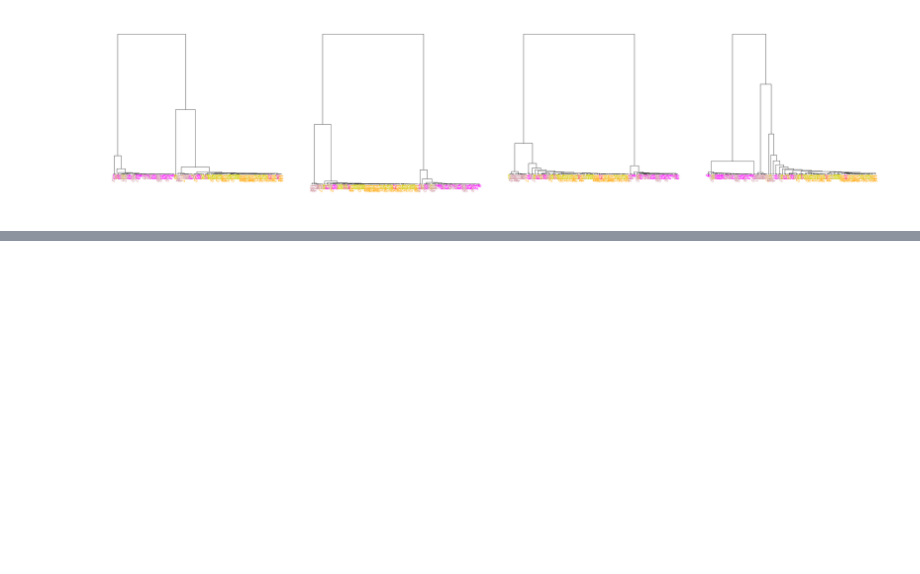
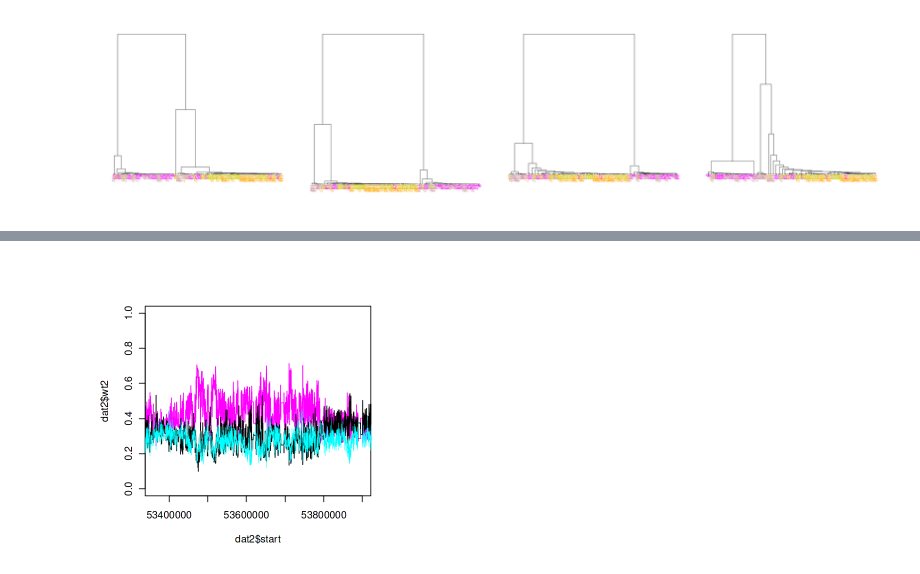
Before and after one commit to arka-pal/snapdragon-replicateHZ, a Jupyter notebook: relate/analysis/trees_relate.R.ipynb, the cells around one changed output, grey strips where cells are left out. Drawn from its saved outputs; the diff is of its cells as text; code cells hidden in the pictures; blank space fills up the shorter version.

```diff
--- a/relate/analysis/trees_relate.R.ipynb
+++ b/relate/analysis/trees_relate.R.ipynb
@@ -1044,0 +1033,14 @@ lines(wt1.smooth~start, dat2, type='s', col='black', lwd=3)
+# %%
+# Raw weights
+options(repr.plot.height = 5, repr.plot.width = 5)
+
+# plot(wt2~start, dat2, xlim=c(53.36e6,flavia[2]), ylim=c(0,1), type='s', col=alpha('magenta',1), cex=0.7, pch=20)
+# lines(wt1~start, dat2, col=alpha('black',1), cex=0.7, pch=20)
+# lines(wt3~start, dat2, col=alpha('cyan',1), cex=0.7, pch=20)
+
+## Raw weights
+plot(dat2$start, dat2$wt2, xlim=c(53.36e6,flavia[2]), ylim=c(0,1), type='s', col='magenta', lwd=1)
+lines(dat2$start, dat2$wt1, col=alpha('black',1), lwd=1, type='s')
+lines(dat2$start, dat2$wt3, col=alpha('cyan',1), lwd=0.5, type='s')
+# %% [output]
+[figure, added]
```
Also changed, not shown: parts of 6 cells of this notebook, 9 other files.
